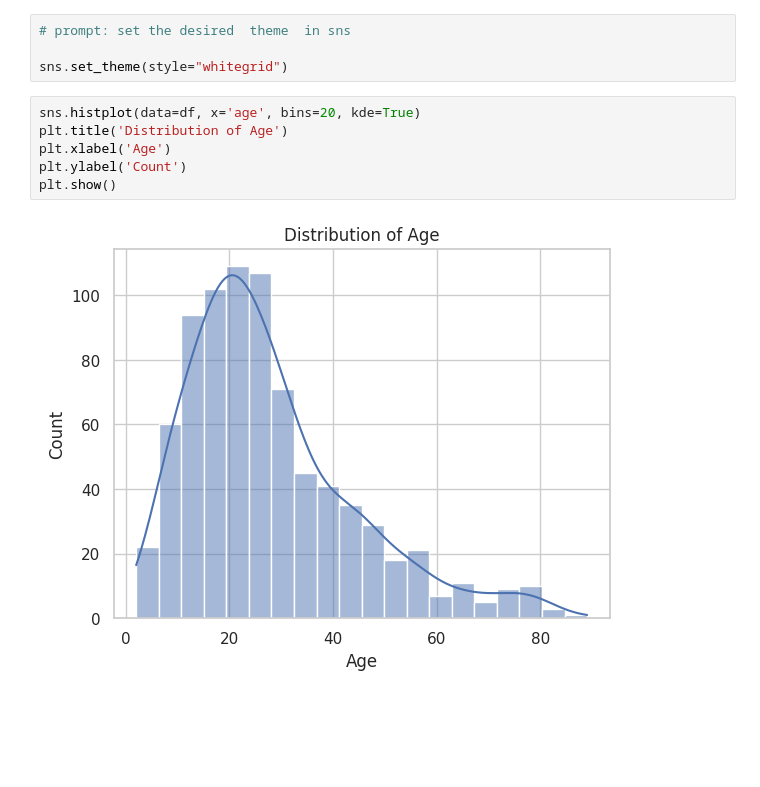
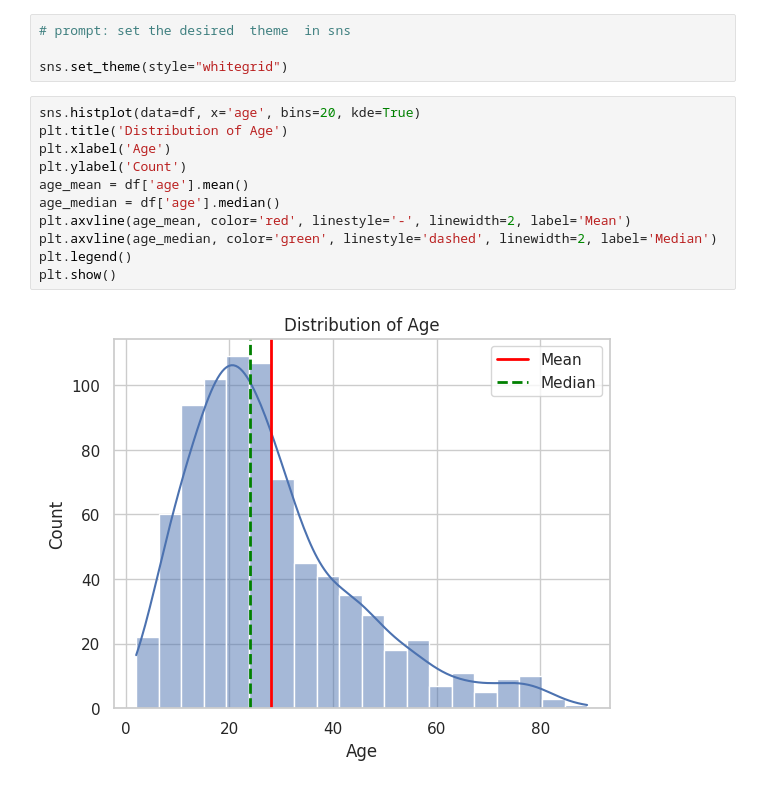
Before and after one commit to vivek9935/Machine_Learning, a Jupyter notebook: Autism.ipynb, the cells around one changed output. Cells and saved outputs as stored; diff of their text form; blank space fills up the shorter version.

```diff
--- a/Autism.ipynb
+++ b/Autism.ipynb
@@ -170,8 +170,13 @@ sns.set_theme(style="whitegrid")
 # %%
 sns.histplot(data=df, x='age', bins=20, kde=True)
 plt.title('Distribution of Age')
 plt.xlabel('Age')
 plt.ylabel('Count')
+age_mean = df['age'].mean()
+age_median = df['age'].median()
+plt.axvline(age_mean, color='red', linestyle='-', linewidth=2, label='Mean')
+plt.axvline(age_median, color='green', linestyle='dashed', linewidth=2, label='Median')
+plt.legend()
 plt.show()
 # %% [output]
-[figure, old version]
+[figure, new version]
```
Also changed, not shown: parts of 2 cells of this notebook.
